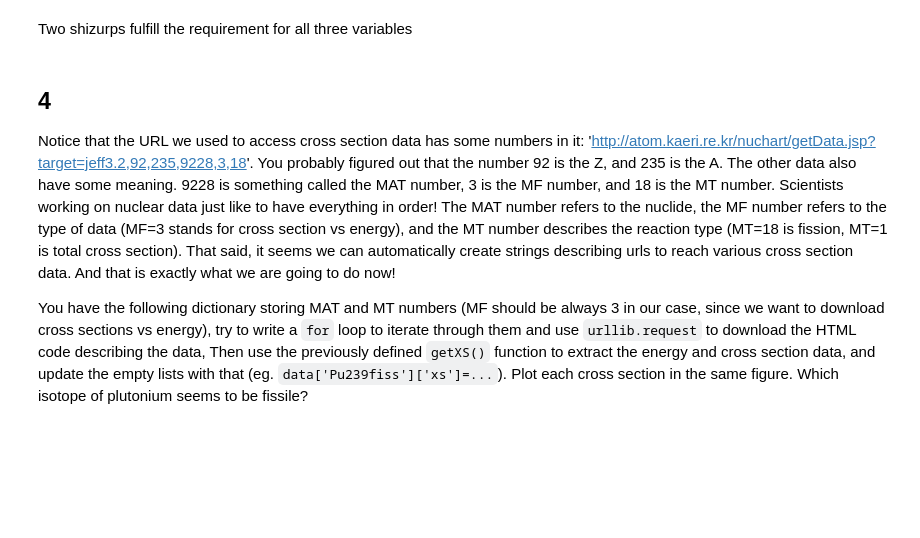
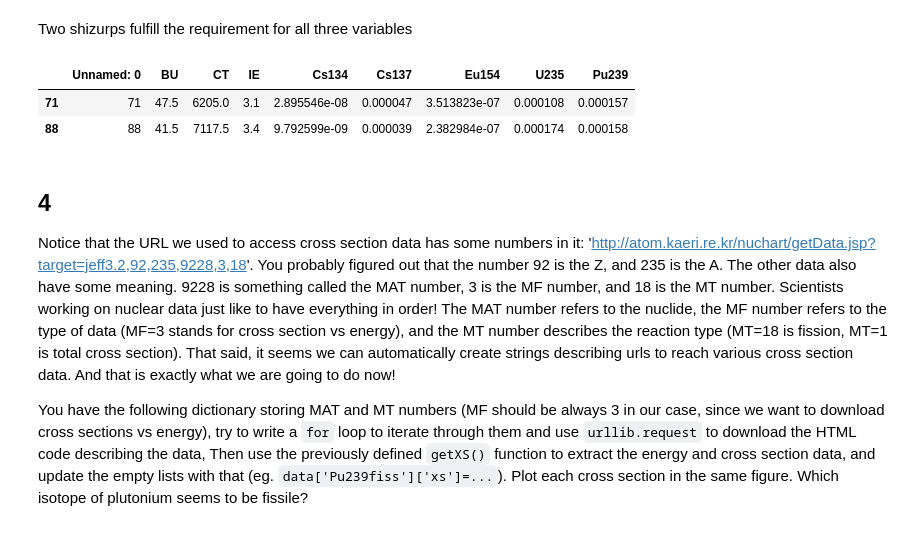
Before and after one commit to sewerininc/reaktorfysik_2024, a Jupyter notebook: Datalabs/Datalab03/3-IntermediatePythonII-jens.ipynb, the cells around one changed output. Cells and saved outputs as stored; diff of their text form; code cells hidden in the pictures; blank space fills up the shorter version.

```diff
--- a/Datalabs/Datalab03/3-IntermediatePythonII-jens.ipynb
+++ b/Datalabs/Datalab03/3-IntermediatePythonII-jens.ipynb
@@ -694,6 +699,17 @@ plt.ylim(10,80)
 [figure]
 # %% [markdown]
 Two shizurps fulfill the requirement for all three variables
+# %%
+# Løsning kan også være
+df.loc[
+    (df["BU"] > 40) & (df["BU"] < 50)
+    & (df["IE"] > 2.5) & (df["IE"] < 3.5)
+    & (df["CT"] > 10 * 365) & (df["CT"] < 20 * 365)
+]
+# %% [output]
+|  | Unnamed: 0 | BU | CT | IE | Cs134 | Cs137 | Eu154 | U235 | Pu239 |
+| 71 | 71 | 47.5 | 6205.0 | 3.1 | 2.895546e-08 | 0.000047 | 3.513823e-07 | 0.000108 | 0.000157 |
+| 88 | 88 | 41.5 | 7117.5 | 3.4 | 9.792599e-09 | 0.000039 | 2.382984e-07 | 0.000174 | 0.000158 |
 # %% [markdown]
 ## 4
 
```
Also changed, not shown: parts of 7 cells of this notebook.
